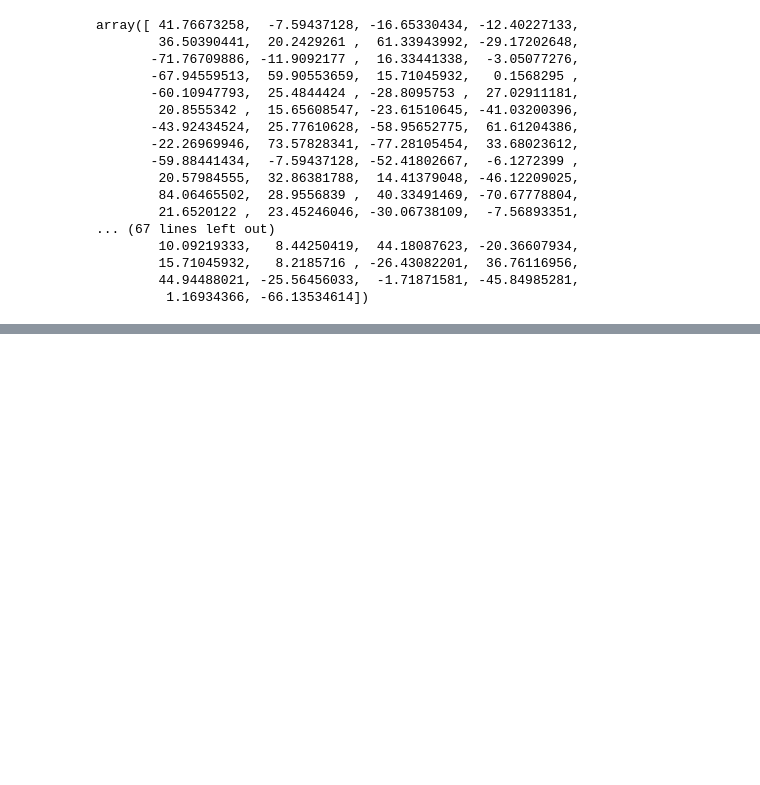
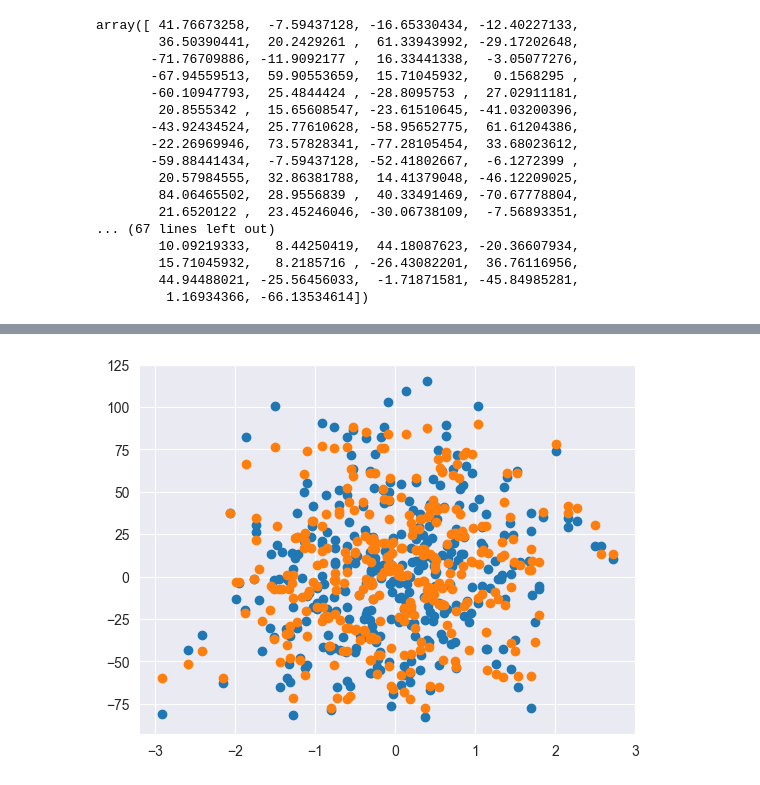
Before and after one commit to itssahilwhat/AI-Fundamentals, a Jupyter notebook: K Nearest Neigbour/KNN Regressor.ipynb, the cells around one changed output, grey strips where cells are left out. Drawn from its saved outputs; the diff is of its cells as text; code cells hidden in the pictures; blank space fills up the shorter version.

```diff
--- a/K Nearest Neigbour/KNN Regressor.ipynb
+++ b/K Nearest Neigbour/KNN Regressor.ipynb
@@ -80,0 +101,6 @@ array([ 41.76673258,  -7.59437128, -16.65330434, -12.40227133,
+# %%
+plt.scatter(X_test[:, 1], y_test)
+plt.scatter(X_test[:, 1], y_pred)
+plt.show()
+# %% [output]
+[figure, added]
```
Also changed, not shown: parts of 5 cells of this notebook.
